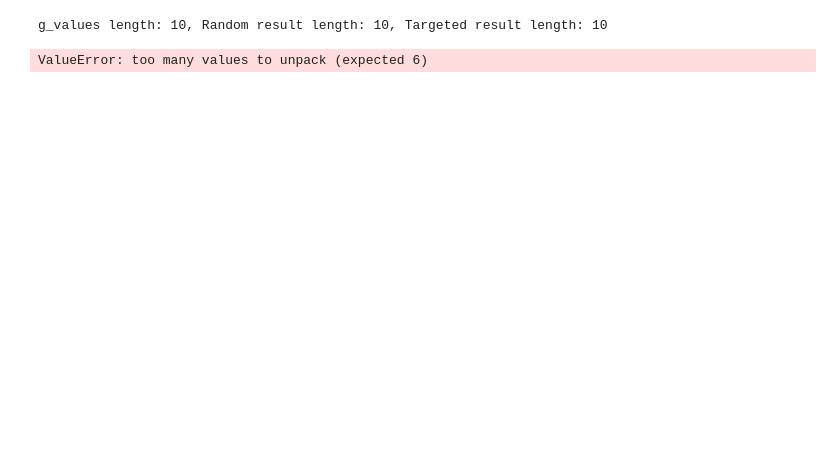
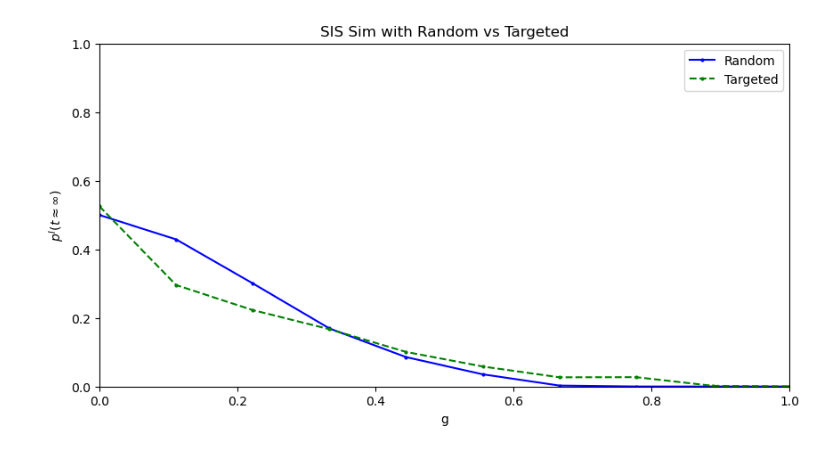
Before and after one commit to HuberNicolas/network-science-uzh, a Jupyter notebook: assignment-4/task_1.4separated.ipynb, the cells around one changed output. Drawn from its saved outputs; the diff is of its cells as text; code cells hidden in the pictures; blank space fills up the shorter version.

```diff
--- a/assignment-4/task_1.4separated.ipynb
+++ b/assignment-4/task_1.4separated.ipynb
@@ -109,18 +183,15 @@ def perform_immunization_simulations(graph, beta, gamma, strategy, g_values):
     return (*perform_infection_simulations_with_immunity(graph, beta, gamma, g_values, strategy),)
 # %%
 def plot_sis_sim():
-    immunity_random, immunity_targeted, g, _, num_simulations, num_time_steps = generate_barabasi_albert_graph()
-
-    print(f"g length: {len(g)}, immunity_random length: {len(immunity_random)}, immunity_targeted length: {len(immunity_targeted)}")
+    immunity_random, immunity_targeted, g, num_simulations, num_time_steps = generate_barabasi_albert_graph()
 
     fig, ax = plt.subplots(1, 1, figsize=(10, 5))
-    ax.set(title="SIS Sim with Random vs Targeted", xlabel="g", ylabel="($p^I(t\approx\infty)$)", ylim=(0, 1), xlim=(0, 1))
+    ax.set(title="SIS Sim with Random vs Targeted", xlabel="g", ylabel=r"$p^I(t \approx \infty)$", ylim=(0, 1), xlim=(0, 1))
     ax.plot(g, immunity_random, label="Random", linestyle='-', color='blue', marker="o", ms=2)
     ax.plot(g, immunity_targeted, label="Targeted", linestyle='--', color='green', marker="o", ms=2)
     ax.legend()
 
 plot_sis_sim()
 plt.show()
 # %% [output]
-g_values length: 10, Random result length: 10, Targeted result length: 10
-ValueError: too many values to unpack (expected 6)
+[figure, added]
```
Also changed, not shown: parts of 3 cells of this notebook.
